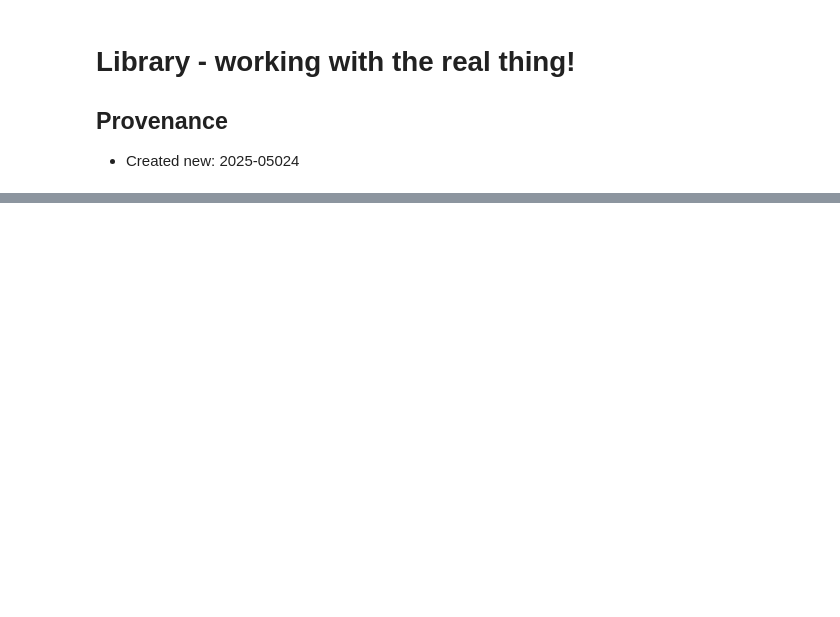
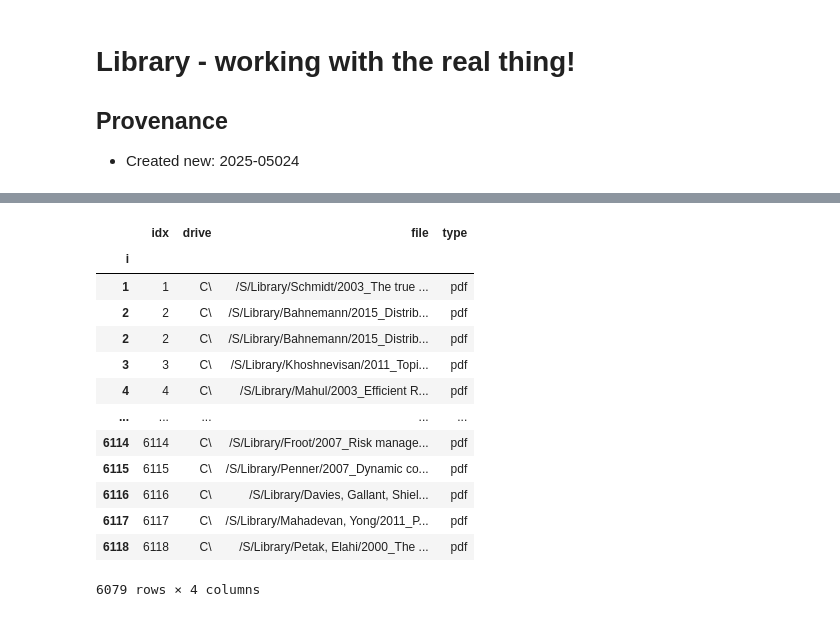
Before and after one commit to mynl/archivum_project, a Jupyter notebook: temp/library.ipynb, the cells around one changed output, grey strips where cells are left out. Cells and saved outputs as stored; diff of their text form; code cells hidden in the pictures; blank space fills up the shorter version.

```diff
--- a/temp/library.ipynb
+++ b/temp/library.ipynb
@@ -93,0 +200,2 @@ time: 16 ms (started: 2025-05-24 13:05:01 +01:00)
+# %%
+docs = arcd.Documents(lib)
@@ -93,0 +214,17 @@ time: 16 ms (started: 2025-05-24 13:05:01 +01:00)
+# %%
+docs.library_file_df
+# %% [output]
+|  | idx | drive | file | type |
+| i |  |  |  |  |
+| 1 | 1 | C\ | /S/Library/Schmidt/2003_The true ... | pdf |
+| 2 | 2 | C\ | /S/Library/Bahnemann/2015_Distrib... | pdf |
+| 2 | 2 | C\ | /S/Library/Bahnemann/2015_Distrib... | pdf |
+| 3 | 3 | C\ | /S/Library/Khoshnevisan/2011_Topi... | pdf |
+| 4 | 4 | C\ | /S/Library/Mahul/2003_Efficient R... | pdf |
+| ... | ... | ... | ... | ... |
+| 6114 | 6114 | C\ | /S/Library/Froot/2007_Risk manage... | pdf |
+| 6115 | 6115 | C\ | /S/Library/Penner/2007_Dynamic co... | pdf |
+| 6116 | 6116 | C\ | /S/Library/Davies, Gallant, Shiel... | pdf |
+| 6117 | 6117 | C\ | /S/Library/Mahadevan, Yong/2011_P... | pdf |
+| 6118 | 6118 | C\ | /S/Library/Petak, Elahi/2000_The ... | pdf |
+6079 rows × 4 columns
```
Also changed, not shown: parts of 22 cells of this notebook, 22 other files.
